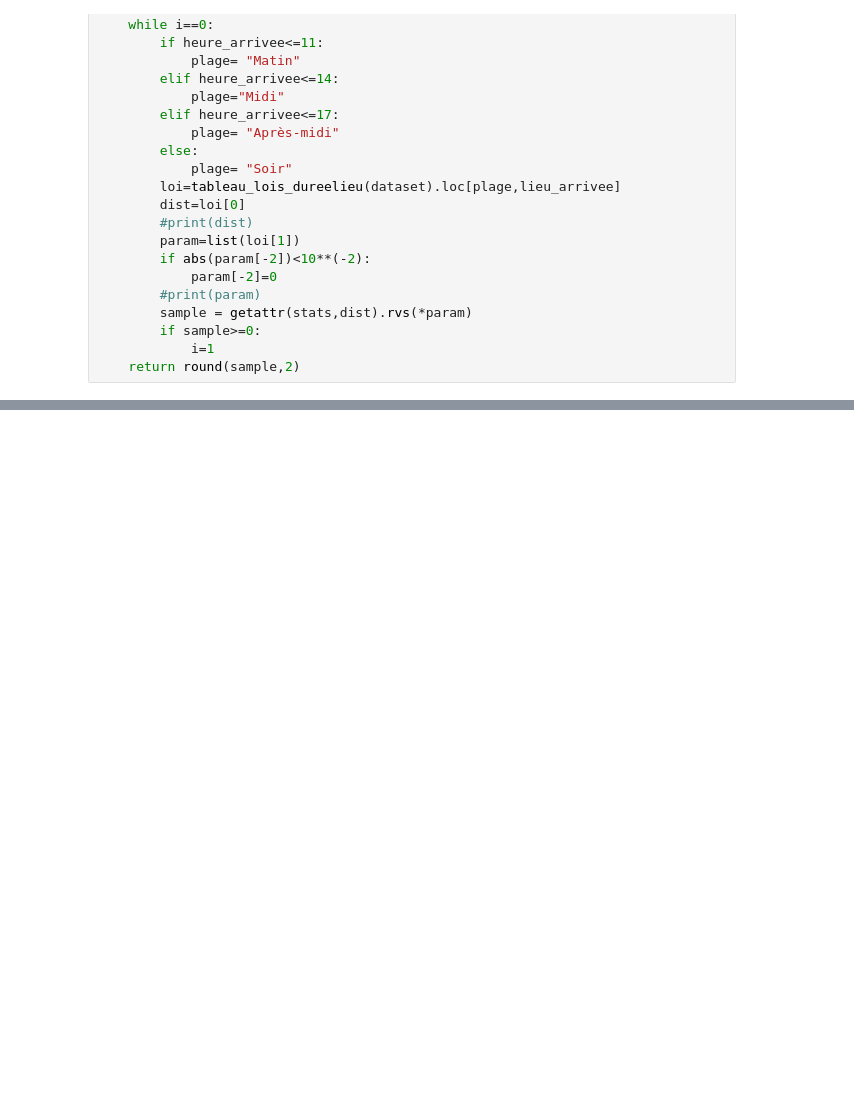
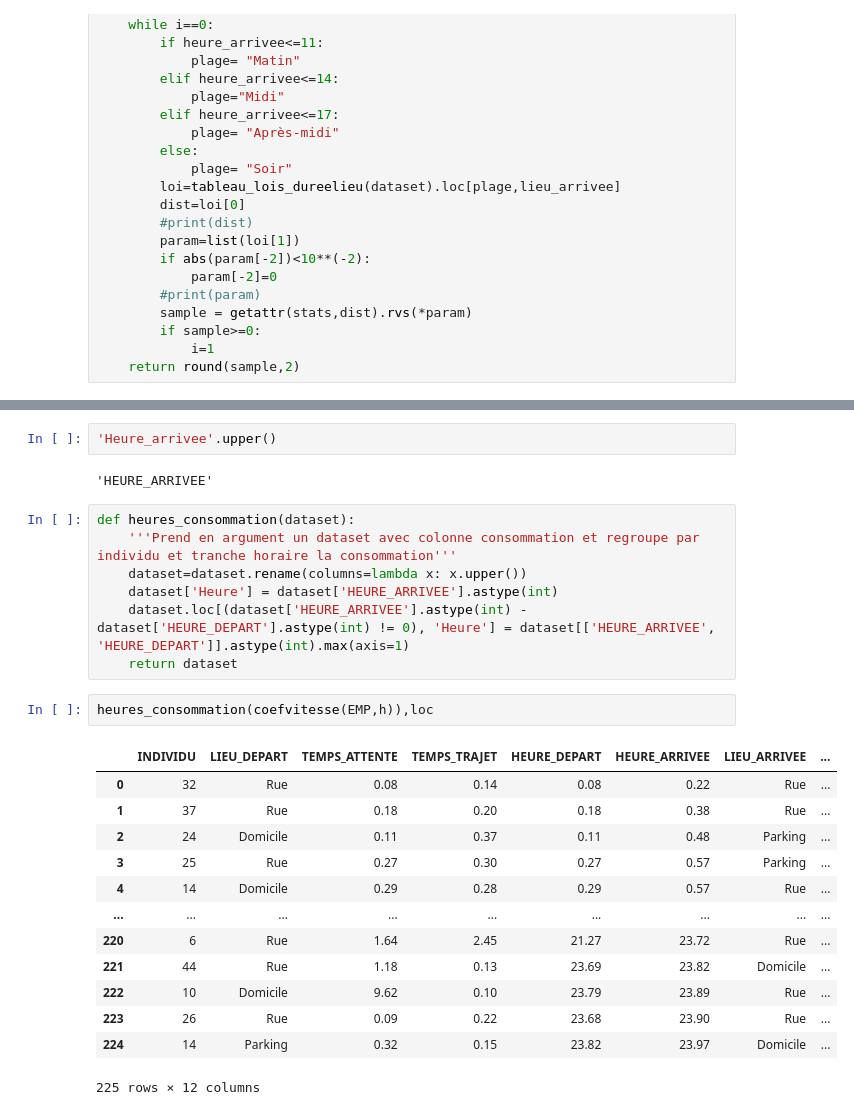
Before and after one commit to kilianguillon/Projet_statapp, a Jupyter notebook: Test.ipynb, the cells around one changed output, grey strips where cells are left out. Cells and saved outputs as stored; diff of their text form; blank space fills up the shorter version.

```diff
--- a/Test.ipynb
+++ b/Test.ipynb
@@ -657,0 +628,27 @@ duree_lieu(11,'Entreprise',pd.read_excel("data/data.xlsx"))
+# %%
+'Heure_arrivee'.upper()
+# %% [output]
+'HEURE_ARRIVEE'
+# %%
+def heures_consommation(dataset):
+    '''Prend en argument un dataset avec colonne consommation et regroupe par individu et tranche horaire la consommation'''
+    dataset=dataset.rename(columns=lambda x: x.upper())
+    dataset['Heure'] = dataset['HEURE_ARRIVEE'].astype(int)
+    dataset.loc[(dataset['HEURE_ARRIVEE'].astype(int) - dataset['HEURE_DEPART'].astype(int) != 0), 'Heure'] = dataset[['HEURE_ARRIVEE', 'HEURE_DEPART']].astype(int).max(axis=1)
+    return dataset
+# %%
+heures_consommation(coefvitesse(EMP,h)),loc
+# %% [output]
+|  | INDIVIDU | LIEU_DEPART | TEMPS_ATTENTE | TEMPS_TRAJET | HEURE_DEPART | HEURE_ARRIVEE | LIEU_ARRIVEE | ... |
+| 0 | 32 | Rue | 0.08 | 0.14 | 0.08 | 0.22 | Rue | ... |
+| 1 | 37 | Rue | 0.18 | 0.20 | 0.18 | 0.38 | Rue | ... |
+| 2 | 24 | Domicile | 0.11 | 0.37 | 0.11 | 0.48 | Parking | ... |
+| 3 | 25 | Rue | 0.27 | 0.30 | 0.27 | 0.57 | Parking | ... |
+| 4 | 14 | Domicile | 0.29 | 0.28 | 0.29 | 0.57 | Rue | ... |
+| ... | ... | ... | ... | ... | ... | ... | ... | ... |
+| 220 | 6 | Rue | 1.64 | 2.45 | 21.27 | 23.72 | Rue | ... |
+| 221 | 44 | Rue | 1.18 | 0.13 | 23.69 | 23.82 | Domicile | ... |
+| 222 | 10 | Domicile | 9.62 | 0.10 | 23.79 | 23.89 | Rue | ... |
+| 223 | 26 | Rue | 0.09 | 0.22 | 23.68 | 23.90 | Rue | ... |
+| 224 | 14 | Parking | 0.32 | 0.15 | 23.82 | 23.97 | Domicile | ... |
+225 rows × 12 columns
```
Also changed, not shown: parts of 12 cells of this notebook.
